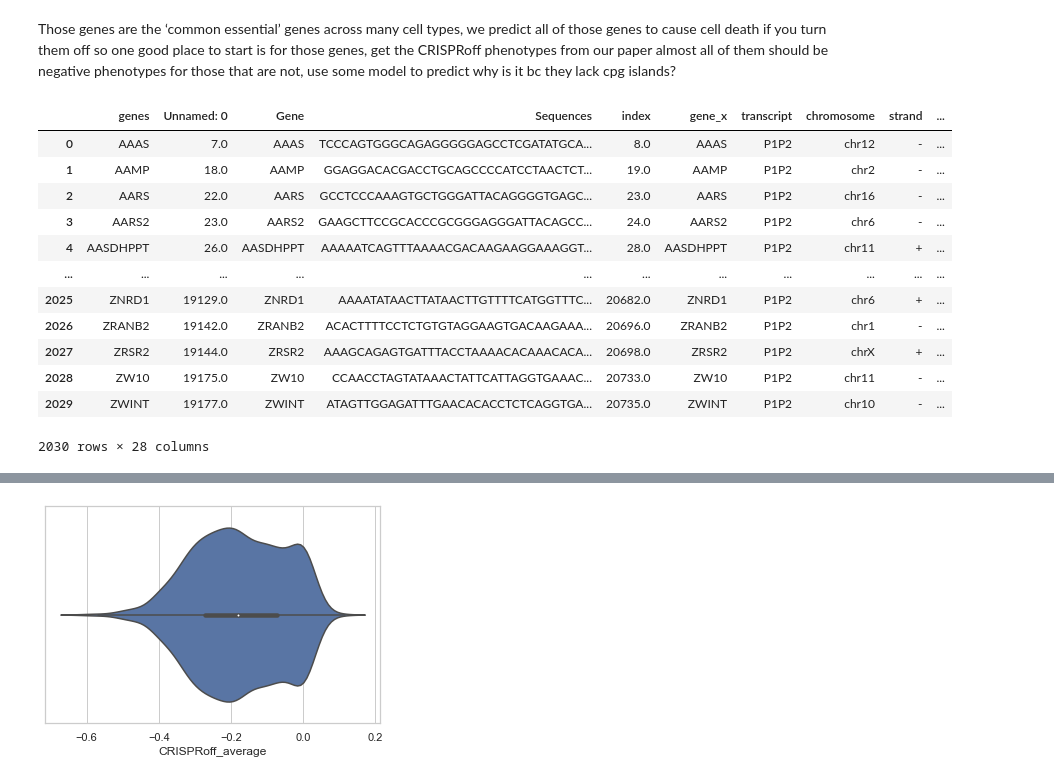
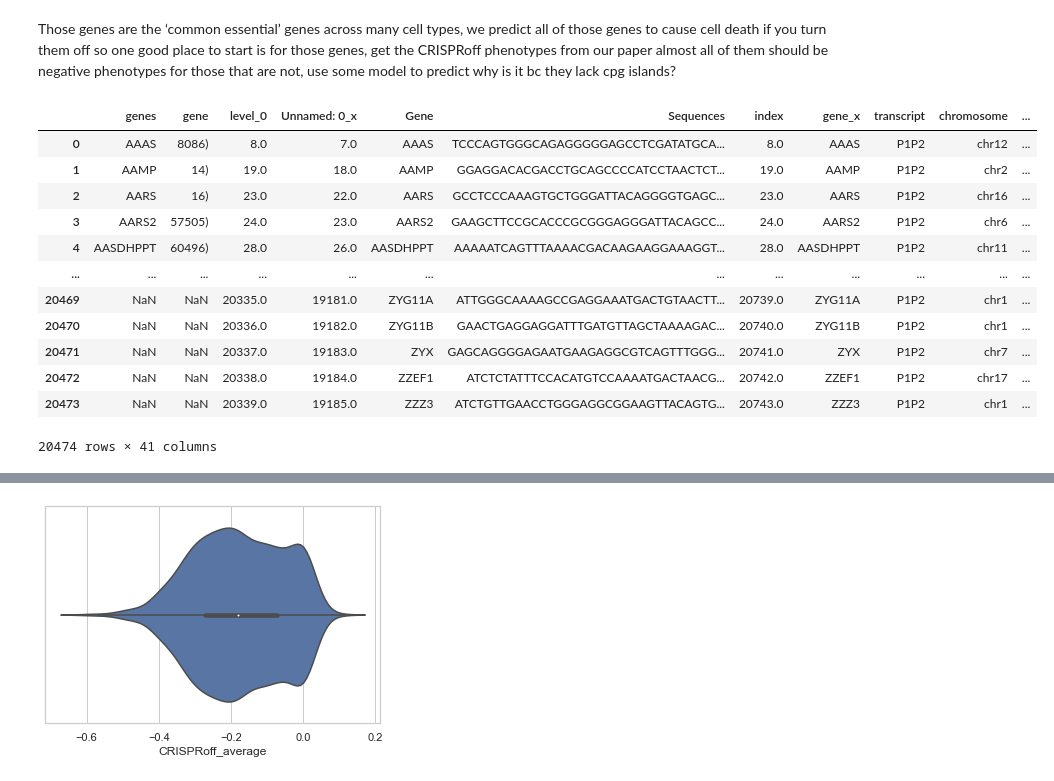
Before and after one commit to sermare/DeepOff, a Jupyter notebook: 1000 essential genes.ipynb, the cells around one changed output, grey strips where cells are left out. Drawn from its saved outputs; the diff is of its cells as text; code cells hidden in the pictures.

```diff
--- a/1000 essential genes.ipynb
+++ b/1000 essential genes.ipynb
@@ -87,5 +85,4 @@ Promoter_sequences = Promoter_sequences.dropna()
 # %% [markdown]
 ### Benchmark for the %GC Rich content
 # %%
-counts = Promoter_sequences.Sequences.apply(lambda x: (x.count('G') + x.count('C'))/30)
-counts
+df['counts'] = df.Sequences.apply(lambda x: (x.count('G') + x.count('C'))/30)
@@ -336,27 +303,28 @@ def getKmers(sequence, size):
 # for item in range(len(Promoter_sequences)):
 #     Promoters_text[item] = ' '.join(Promoter_sequences.kmers[item])
 # %%
+from collections import Counter
+
 def Count_kmer(a_table, gc_elements, kmer):
 
-    for sequence in a_table:
+    sequence = getKmers(str(a_table), kmer)
 
-        sequence = getKmers(str(sequence), kmer)
+    gc_kmers = []
+    gc_counts = Counter(sequence)
 
-        gc_kmers = []
-        gc_counts = Counter(sequence)
+    for index, element in enumerate(gc_elements):
 
-        for index, element in enumerate(gc_elements):
+        if element in (dict(gc_counts)):
+            gc_kmers.append((dict(gc_counts)[gc_elements[index]]))
 
-            if element in (dict(gc_counts)):
-                gc_kmers.append((dict(gc_counts)[gc_elements[index]]))
+        else:
+            gc_kmers.append(0)
+            print(element, 'not in kmers')
 
-            else:
-                print(element, 'not in kmers')
-
-        return(sum(gc_kmers)/3000*100)
+    return(sum(gc_kmers)/3000*100)
 
 #Promoter_sequences['kmers'] = Promoter_sequences.Sequences.apply(lambda x: Count_kmer(x, ['gg','cc','gc','cg'], 2))
 
-for i in Promoter_sequences.Sequences[:1]:
-    #Count_kmer(i, ['gg','cc','gc','cg'], 2)
-    print(i)
+Sequences_GC_kmers = [Count_kmer(i, ['gg','cc','gc','cg'], 2) for i in Promoter_sequences.Sequences]
+
+df['kmer_count'] = Sequences_GC_kmers
@@ -398,21 +421,20 @@ so one good place to start is for those genes, get the CRISPRoff phenotypes from
 for those that are not, use some model to predict why is it bc they lack cpg islands?
 # %%
 achilles = pd.read_csv('Achilles_common_essentials.csv',sep = '(',  header = 0)
-achilles = achilles['genes']
 # %%
-achilles_scores = pd.merge(how = 'inner', left = achilles, right = df, left_on = 'genes', right_on = 'Gene')
+achilles_scores = pd.merge(how = 'outer', left = achilles, right = df, left_on = 'genes', right_on = 'Gene')
 achilles_scores
 # %% [output]
-|  | genes | Unnamed: 0 | Gene | Sequences | index | gene_x | transcript | chromosome | strand | ... |
-| 0 | AAAS | 7.0 | AAAS | TCCCAGTGGGCAGAGGGGGAGCCTCGATATGCA... | 8.0 | AAAS | P1P2 | chr12 | - | ... |
-| 1 | AAMP | 18.0 | AAMP | GGAGGACACGACCTGCAGCCCCATCCTAACTCT... | 19.0 | AAMP | P1P2 | chr2 | - | ... |
-| 2 | AARS | 22.0 | AARS | GCCTCCCAAAGTGCTGGGATTACAGGGGTGAGC... | 23.0 | AARS | P1P2 | chr16 | - | ... |
-| 3 | AARS2 | 23.0 | AARS2 | GAAGCTTCCGCACCCGCGGGAGGGATTACAGCC... | 24.0 | AARS2 | P1P2 | chr6 | - | ... |
-| 4 | AASDHPPT | 26.0 | AASDHPPT | AAAAATCAGTTTAAAACGACAAGAAGGAAAGGT... | 28.0 | AASDHPPT | P1P2 | chr11 | + | ... |
-| ... | ... | ... | ... | ... | ... | ... | ... | ... | ... | ... |
-| 2025 | ZNRD1 | 19129.0 | ZNRD1 | AAAATATAACTTATAACTTGTTTTCATGGTTTC... | 20682.0 | ZNRD1 | P1P2 | chr6 | + | ... |
-| 2026 | ZRANB2 | 19142.0 | ZRANB2 | ACACTTTTCCTCTGTGTAGGAAGTGACAAGAAA... | 20696.0 | ZRANB2 | P1P2 | chr1 | - | ... |
-| 2027 | ZRSR2 | 19144.0 | ZRSR2 | AAAGCAGAGTGATTTACCTAAAACACAAACACA... | 20698.0 | ZRSR2 | P1P2 | chrX | + | ... |
-| 2028 | ZW10 | 19175.0 | ZW10 | CCAACCTAGTATAAACTATTCATTAGGTGAAAC... | 20733.0 | ZW10 | P1P2 | chr11 | - | ... |
-| 2029 | ZWINT | 19177.0 | ZWINT | ATAGTTGGAGATTTGAACACACCTCTCAGGTGA... | 20735.0 | ZWINT | P1P2 | chr10 | - | ... |
+|  | genes | gene | level_0 | Unnamed: 0_x | Gene | Sequences | index | gene_x | transcript | chromosome | ... |
+| 0 | AAAS | 8086) | 8.0 | 7.0 | AAAS | TCCCAGTGGGCAGAGGGGGAGCCTCGATATGCA... | 8.0 | AAAS | P1P2 | chr12 | ... |
+| 1 | AAMP | 14) | 19.0 | 18.0 | AAMP | GGAGGACACGACCTGCAGCCCCATCCTAACTCT... | 19.0 | AAMP | P1P2 | chr2 | ... |
+| 2 | AARS | 16) | 23.0 | 22.0 | AARS | GCCTCCCAAAGTGCTGGGATTACAGGGGTGAGC... | 23.0 | AARS | P1P2 | chr16 | ... |
+| 3 | AARS2 | 57505) | 24.0 | 23.0 | AARS2 | GAAGCTTCCGCACCCGCGGGAGGGATTACAGCC... | 24.0 | AARS2 | P1P2 | chr6 | ... |
+| 4 | AASDHPPT | 60496) | 28.0 | 26.0 | AASDHPPT | AAAAATCAGTTTAAAACGACAAGAAGGAAAGGT... | 28.0 | AASDHPPT | P1P2 | chr11 | ... |
+| ... | ... | ... | ... | ... | ... | ... | ... | ... | ... | ... | ... |
+| 20469 | NaN | NaN | 20335.0 | 19181.0 | ZYG11A | ATTGGGCAAAAGCCGAGGAAATGACTGTAACTT... | 20739.0 | ZYG11A | P1P2 | chr1 | ... |
+| 20470 | NaN | NaN | 20336.0 | 19182.0 | ZYG11B | GAACTGAGGAGGATTTGATGTTAGCTAAAAGAC... | 20740.0 | ZYG11B | P1P2 | chr1 | ... |
+| 20471 | NaN | NaN | 20337.0 | 19183.0 | ZYX | GAGCAGGGGAGAATGAAGAGGCGTCAGTTTGGG... | 20741.0 | ZYX | P1P2 | chr7 | ... |
+| 20472 | NaN | NaN | 20338.0 | 19184.0 | ZZEF1 | ATCTCTATTTCCACATGTCCAAAATGACTAACG... | 20742.0 | ZZEF1 | P1P2 | chr17 | ... |
+| 20473 | NaN | NaN | 20339.0 | 19185.0 | ZZZ3 | ATCTGTTGAACCTGGGAGGCGGAAGTTACAGTG... | 20743.0 | ZZZ3 | P1P2 | chr1 | ... |
-2030 rows × 28 columns
+20474 rows × 41 columns
```
Also changed, not shown: parts of 54 cells of this notebook, 3 other files.
